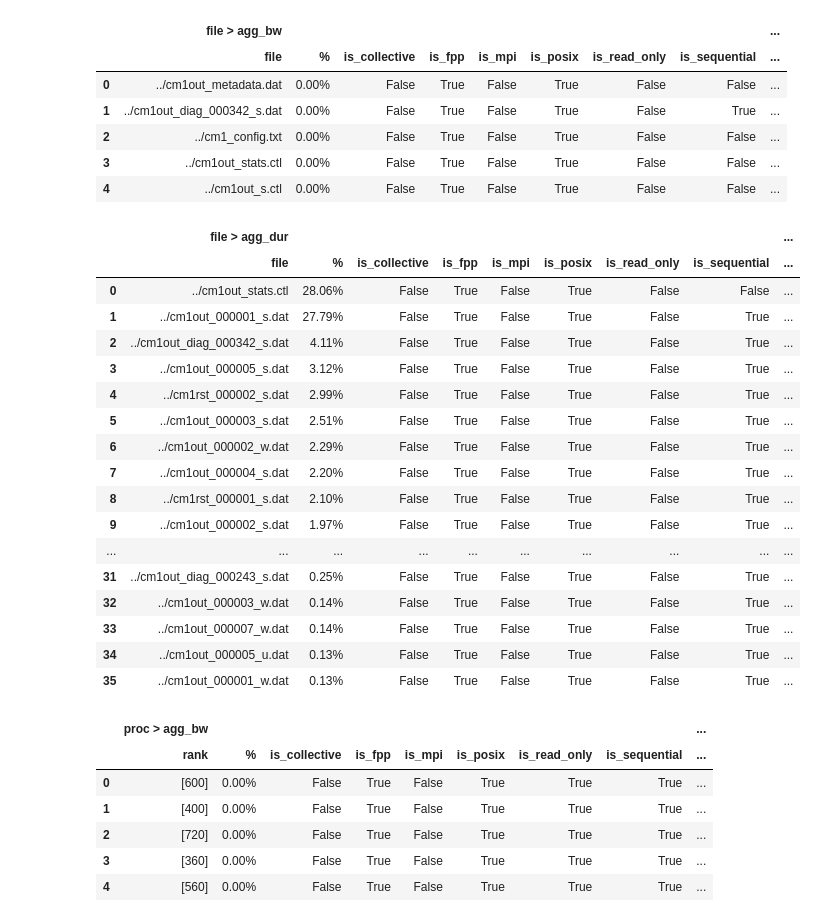
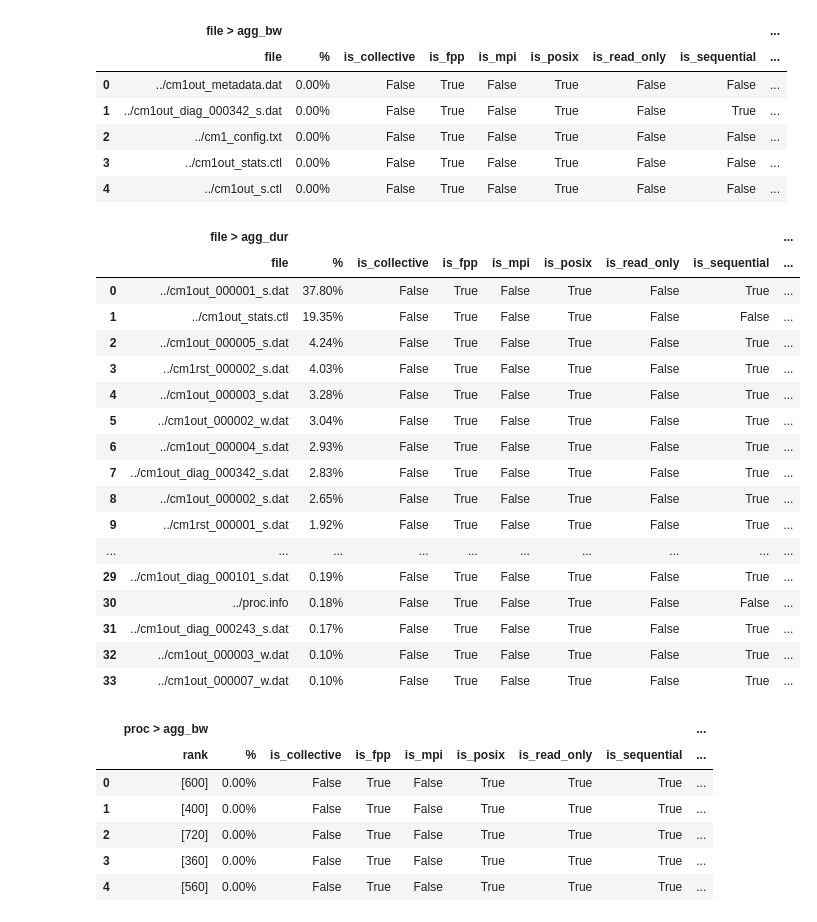
Before and after one commit to izzet/wisio, a Jupyter notebook: notebooks/observations-cm1.ipynb, the cells around one changed output. Saved outputs shown, nothing was run; the diff lists cells and outputs as text; code cells hidden in the pictures.

```diff
--- a/notebooks/observations-cm1.ipynb
+++ b/notebooks/observations-cm1.ipynb
@@ -13,26 +13,26 @@ llc_file_id_agg_bw_df
 | 3 | ../cm1out_stats.ctl | 0.00% | False | True | False | True | False | False | ... |
 | 4 | ../cm1out_s.ctl | 0.00% | False | True | False | True | False | False | ... |
 # %%
-llc_file_id_agg_dur_file = '../vani/.digio/1670646624_cm1/llc-all-file_id-agg_dur.json'
+llc_file_id_agg_dur_file = '../vani/.digio/1670862281_cm1/llc-all-file_id-agg_dur.json'
 llc_file_id_agg_dur_df = llc_to_df(json_file=llc_file_id_agg_dur_file, name='file > agg_dur', index_column='file', per_column='per_agg_dur')
 llc_file_id_agg_dur_df
 # %% [output]
 |  | file > agg_dur |  |  |  |  |  |  |  | ... |
 |  | file | % | is_collective | is_fpp | is_mpi | is_posix | is_read_only | is_sequential | ... |
-| 0 | ../cm1out_stats.ctl | 28.06% | False | True | False | True | False | False | ... |
-| 1 | ../cm1out_000001_s.dat | 27.79% | False | True | False | True | False | True | ... |
-| 2 | ../cm1out_diag_000342_s.dat | 4.11% | False | True | False | True | False | True | ... |
-| 3 | ../cm1out_000005_s.dat | 3.12% | False | True | False | True | False | True | ... |
-| 4 | ../cm1rst_000002_s.dat | 2.99% | False | True | False | True | False | True | ... |
-| 5 | ../cm1out_000003_s.dat | 2.51% | False | True | False | True | False | True | ... |
-| 6 | ../cm1out_000002_w.dat | 2.29% | False | True | False | True | False | True | ... |
-| 7 | ../cm1out_000004_s.dat | 2.20% | False | True | False | True | False | True | ... |
-| 8 | ../cm1rst_000001_s.dat | 2.10% | False | True | False | True | False | True | ... |
-| 9 | ../cm1out_000002_s.dat | 1.97% | False | True | False | True | False | True | ... |
+| 0 | ../cm1out_000001_s.dat | 37.80% | False | True | False | True | False | True | ... |
+| 1 | ../cm1out_stats.ctl | 19.35% | False | True | False | True | False | False | ... |
+| 2 | ../cm1out_000005_s.dat | 4.24% | False | True | False | True | False | True | ... |
+| 3 | ../cm1rst_000002_s.dat | 4.03% | False | True | False | True | False | True | ... |
+| 4 | ../cm1out_000003_s.dat | 3.28% | False | True | False | True | False | True | ... |
+| 5 | ../cm1out_000002_w.dat | 3.04% | False | True | False | True | False | True | ... |
+| 6 | ../cm1out_000004_s.dat | 2.93% | False | True | False | True | False | True | ... |
+| 7 | ../cm1out_diag_000342_s.dat | 2.83% | False | True | False | True | False | True | ... |
+| 8 | ../cm1out_000002_s.dat | 2.65% | False | True | False | True | False | True | ... |
+| 9 | ../cm1rst_000001_s.dat | 1.92% | False | True | False | True | False | True | ... |
 | ... | ... | ... | ... | ... | ... | ... | ... | ... | ... |
-| 31 | ../cm1out_diag_000243_s.dat | 0.25% | False | True | False | True | False | True | ... |
-| 32 | ../cm1out_000003_w.dat | 0.14% | False | True | False | True | False | True | ... |
-| 33 | ../cm1out_000007_w.dat | 0.14% | False | True | False | True | False | True | ... |
-| 34 | ../cm1out_000005_u.dat | 0.13% | False | True | False | True | False | True | ... |
-| 35 | ../cm1out_000001_w.dat | 0.13% | False | True | False | True | False | True | ... |
+| 29 | ../cm1out_diag_000101_s.dat | 0.19% | False | True | False | True | False | True | ... |
+| 30 | ../proc.info | 0.18% | False | True | False | True | False | False | ... |
+| 31 | ../cm1out_diag_000243_s.dat | 0.17% | False | True | False | True | False | True | ... |
+| 32 | ../cm1out_000003_w.dat | 0.10% | False | True | False | True | False | True | ... |
+| 33 | ../cm1out_000007_w.dat | 0.10% | False | True | False | True | False | True | ... |
 # %%
```
Also changed, not shown: parts of 5 cells of this notebook, 2 other files.
